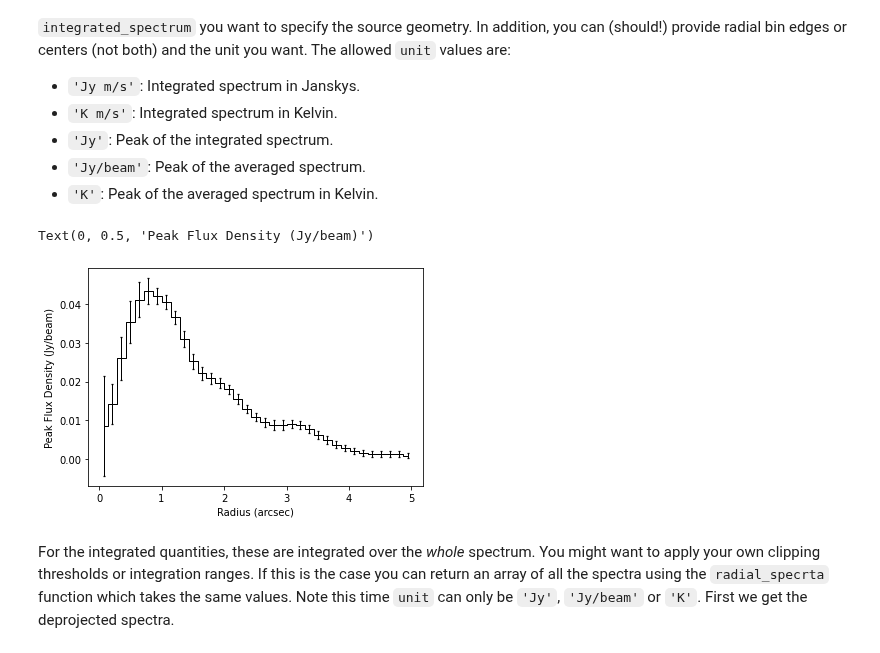
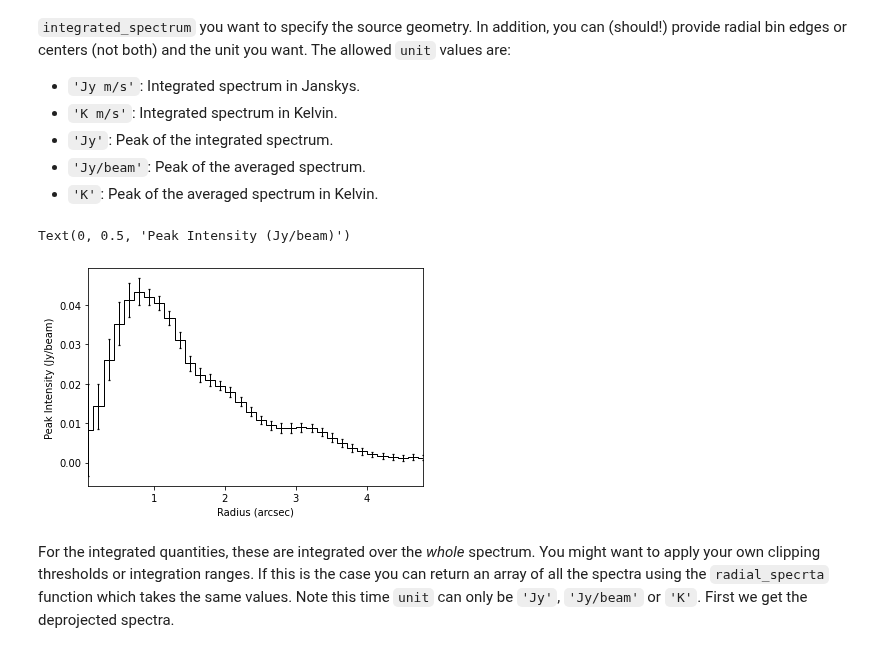
Before and after one commit to richteague/gofish, a Jupyter notebook: docs/user/fishing_basics.ipynb, the cells around one changed output. Drawn from its saved outputs; the diff is of its cells as text; code cells hidden in the pictures.

```diff
--- a/docs/user/fishing_basics.ipynb
+++ b/docs/user/fishing_basics.ipynb
@@ -277,16 +305,17 @@ The easiest way to get a profile is to use the `radial_profile` function. As wit
 # %%
 # Calculate the peak flux density as a function of radius.
 x, y, dy = cube.radial_profile(inc=5., PA=152., mstar=0.88, dist=59.5, unit='Jy/beam')
 
 # Plot
 fig, ax = plt.subplots()
 ax.errorbar(x, y, dy, fmt=' ', capsize=1.25, capthick=1.25, color='k', lw=1.0)
 ax.step(x, y, where='mid', color='k', lw=1.0)
+ax.set_xlim(x.min(), x.max())
 ax.set_xlabel('Radius (arcsec)')
-ax.set_ylabel('Peak Flux Density (Jy/beam)')
+ax.set_ylabel('Peak Intensity (Jy/beam)')
 # %% [output]
-Text(0, 0.5, 'Peak Flux Density (Jy/beam)')
+Text(0, 0.5, 'Peak Intensity (Jy/beam)')
-[figure, old version]
+[figure, new version]
 # %% [markdown]
 
 For the integrated quantities, these are integrated over the _whole_ spectrum. You might want to apply your own clipping thresholds or integration ranges. If this is the case you can return an array of all the spectra using the `radial_specrta` function which takes the same values. Note this time `unit` can only be `'Jy'`, `'Jy/beam'` or `'K'`. First we get the deprojected spectra.
```
Also changed, not shown: parts of 22 cells of this notebook, 1 other file.
